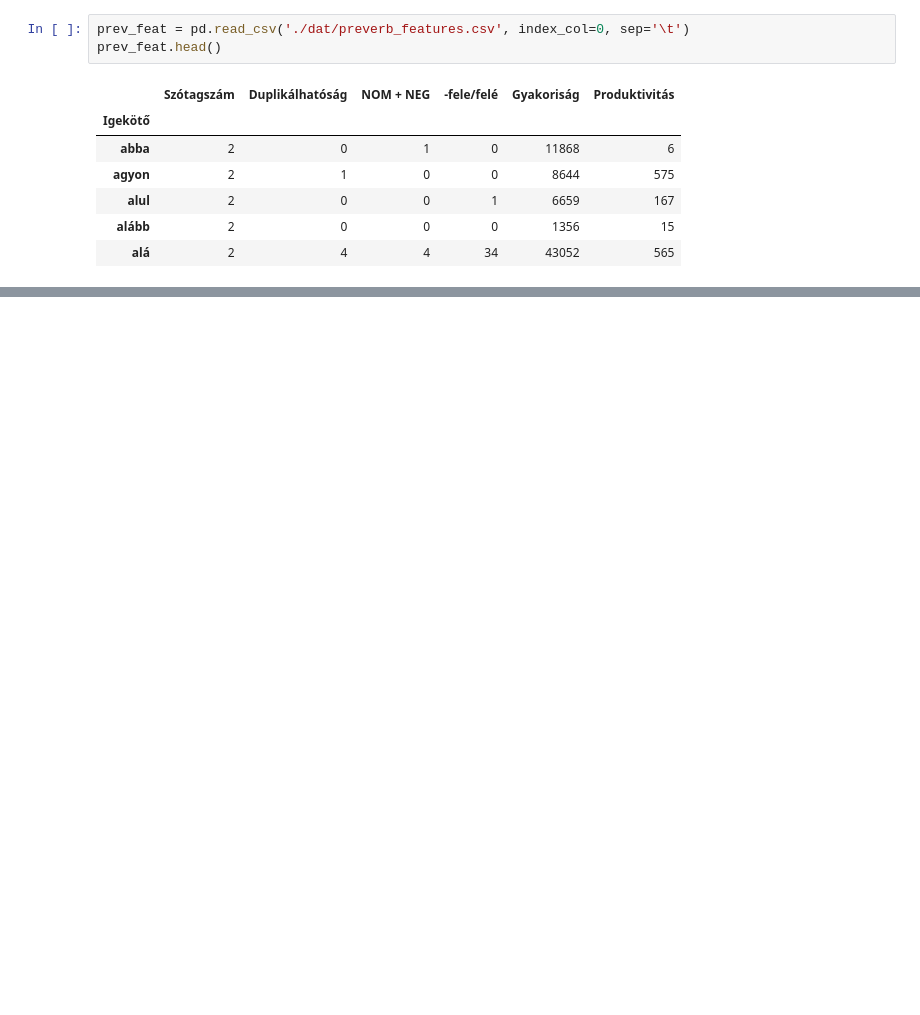
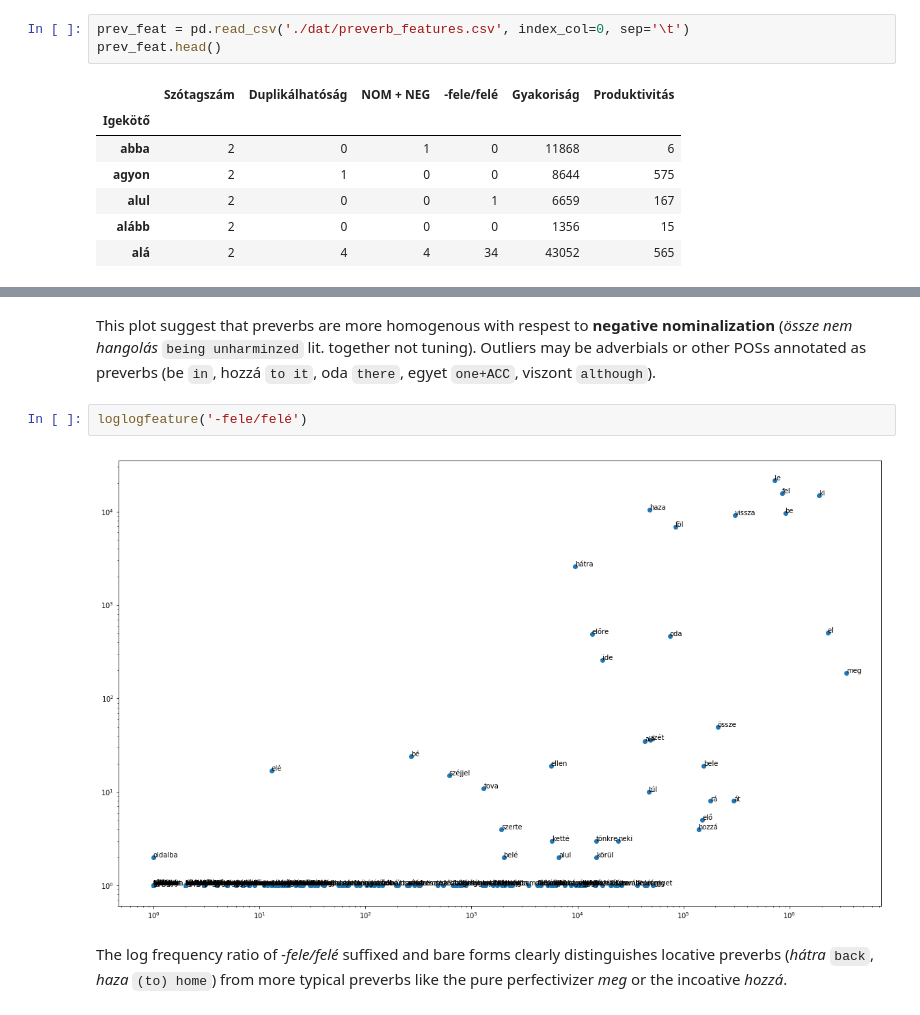
Before and after one commit to makrai/misc, a Jupyter notebook: tade/productivity.ipynb, the cells around one changed output, grey strips where cells are left out. Cells and saved outputs as stored; diff of their text form; blank space fills up the shorter version.

```diff
--- a/tade/productivity.ipynb
+++ b/tade/productivity.ipynb
@@ -49,0 +60,8 @@ for label, xy in zip(prev_feat.index, prev_feat.values[:,4:]):
+# %% [markdown]
+This plot suggest that preverbs are more homogenous with respest to **negative nominalization** (_össze nem hangolás_ `being unharminzed` lit. together not tuning). Outliers may be adverbials or other POSs annotated as preverbs  (be `in`, hozzá `to it`, oda `there`, egyet `one+ACC`, viszont `although`).
+# %%
+loglogfeature('-fele/felé')
+# %% [output]
+[figure, added]
+# %% [markdown]
+The log frequency ratio of _-fele/felé_  suffixed and bare forms clearly distinguishes locative preverbs (_hátra_ `back`, _haza_ `(to) home`) from more typical preverbs like the pure perfectivizer _meg_ or the incoative _hozzá_.
```
Also changed, not shown: parts of 11 cells of this notebook.
